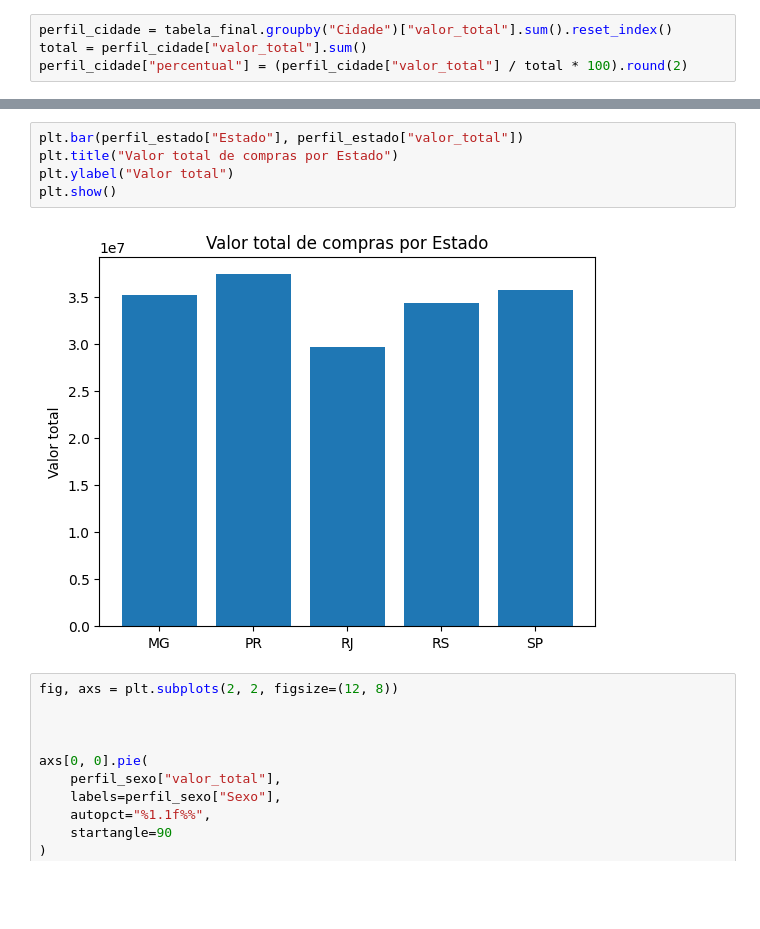
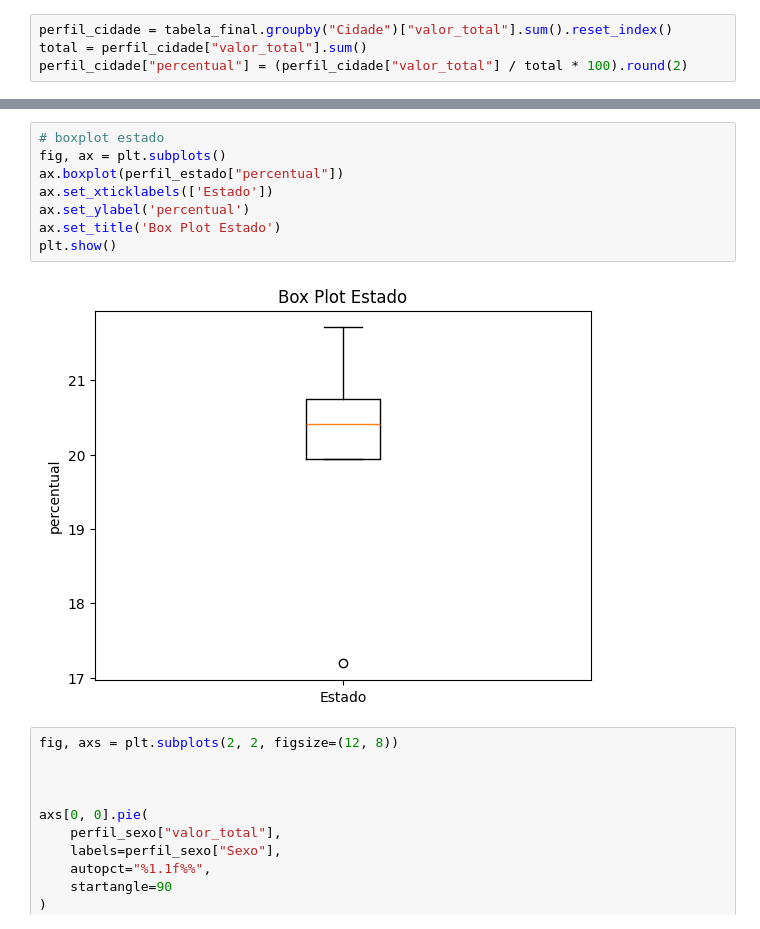
Before and after one commit to MatheusVieira12/Projeto_Nara, a Jupyter notebook: Perfis.ipynb, the cells around one changed output, grey strips where cells are left out. Drawn from its saved outputs; the diff is of its cells as text; blank space fills up the shorter version.

```diff
--- a/Perfis.ipynb
+++ b/Perfis.ipynb
@@ -166,10 +193,13 @@ perfil_estado["percentual"] = (perfil_estado["valor_total"] / total * 100).round
 # %%
-plt.bar(perfil_estado["Estado"], perfil_estado["valor_total"])
-plt.title("Valor total de compras por Estado")
-plt.ylabel("Valor total")
+# boxplot estado
+fig, ax = plt.subplots()
+ax.boxplot(perfil_estado["percentual"])
+ax.set_xticklabels(['Estado'])
+ax.set_ylabel('percentual')
+ax.set_title('Box Plot Estado')
 plt.show()
 # %% [output]
-[figure, old version]
+[figure, new version]
 # %%
 fig, axs = plt.subplots(2, 2, figsize=(12, 8))
 
```
Also changed, not shown: parts of 9 cells of this notebook.
